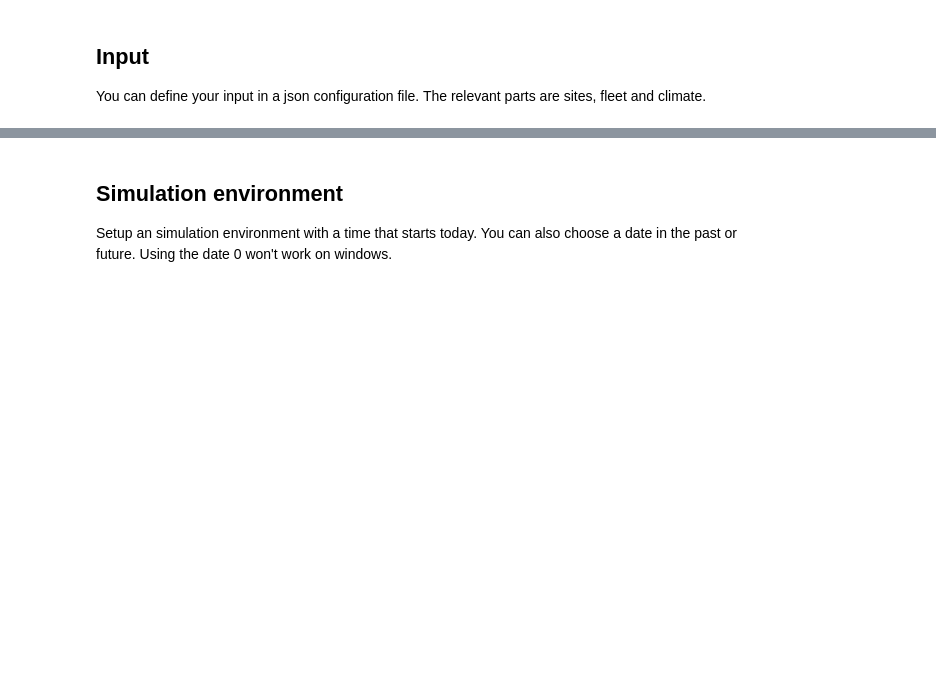
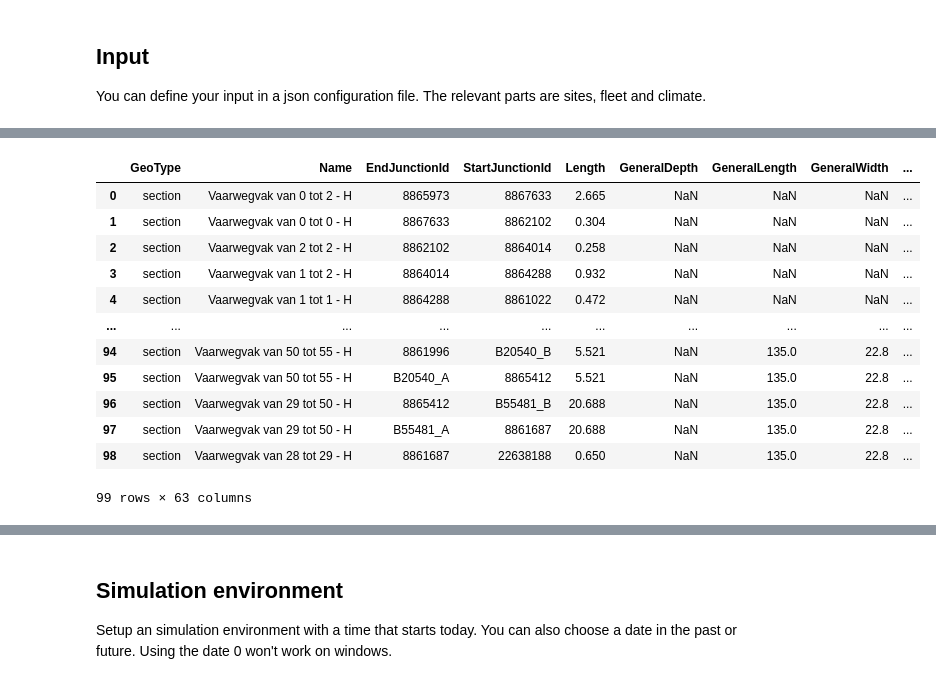
Before and after one commit to Deltares-research/digitaltwin-waterway, a Jupyter notebook: notebooks/scenarios/scenario-bridges.ipynb, the cells around one changed output, grey strips where cells are left out. Drawn from its saved outputs; the diff is of its cells as text; code cells hidden in the pictures; blank space fills up the shorter version.

```diff
--- a/notebooks/scenarios/scenario-bridges.ipynb
+++ b/notebooks/scenarios/scenario-bridges.ipynb
@@ -49,6 +73,7 @@ FG = G
 
 
 emo_node = '8865973'
+willemsbrug = 'B12602_B'
 bctn_node = '22638188'
 n_ships = 5
 n_teu = n_ships * 1000 # number of containers
@@ -57,7 +82,10 @@ n_cranes = 4
 loading_rate_per_crane = 25
 loading_rate = n_cranes * loading_rate_per_crane
 
-route = nx.shortest_path(FG, source=emo_node, target=bctn_node, weight='length_m')
+route_a = nx.shortest_path(FG, source=emo_node, target=willemsbrug, weight='length_m')
+route_b = nx.shortest_path(FG, source=willemsbrug, target=bctn_node, weight='length_m')
+# 1 double point
+route = route_a + route_b[1:]
 
 emo_geometry = FG.nodes[emo_node]['geometry']
 bctn_geometry = FG.nodes[bctn_node]['geometry']
@@ -71,18 +99,20 @@ sites = [
             "level": n_teu,
             "loading_rate": loading_rate,
             "name": "EMO",
-            "unloading_rate": loading_rate
+            "unloading_rate": loading_rate,
+            "node": emo_node
         }
     },
     {
-        "geometry": emo_geometry,
+        "geometry": bctn_geometry,
         "id": "BCTN",
         "properties": {
             "capacity": n_teu,
             "level": 0,
             "loading_rate": loading_rate,
             "name": "BCTN",
-            "unloading_rate": loading_rate
+            "unloading_rate": loading_rate,
+            "node": bctn_node
         }
     }
 ]
@@ -107,0 +289,21 @@ sites
+# %%
+water_bathy_df = pd.merge(non_bridge_edge_df, waterlevel_df_low, left_on='e', right_on='e', how='left', suffixes=['', '_x'])
+
+
+water_bathy_df['ws_interp'] = water_bathy_df['ws'].interpolate()
+water_bathy_df['ws_interp'] = water_bathy_df['ws_interp'].fillna(msl)
+water_bathy_df
+# %% [output]
+|  | GeoType | Name | EndJunctionId | StartJunctionId | Length | GeneralDepth | GeneralLength | GeneralWidth | ... |
+| 0 | section | Vaarwegvak van 0 tot 2 - H | 8865973 | 8867633 | 2.665 | NaN | NaN | NaN | ... |
+| 1 | section | Vaarwegvak van 0 tot 0 - H | 8867633 | 8862102 | 0.304 | NaN | NaN | NaN | ... |
+| 2 | section | Vaarwegvak van 2 tot 2 - H | 8862102 | 8864014 | 0.258 | NaN | NaN | NaN | ... |
+| 3 | section | Vaarwegvak van 1 tot 2 - H | 8864014 | 8864288 | 0.932 | NaN | NaN | NaN | ... |
+| 4 | section | Vaarwegvak van 1 tot 1 - H | 8864288 | 8861022 | 0.472 | NaN | NaN | NaN | ... |
+| ... | ... | ... | ... | ... | ... | ... | ... | ... | ... |
+| 94 | section | Vaarwegvak van 50 tot 55 - H | 8861996 | B20540_B | 5.521 | NaN | 135.0 | 22.8 | ... |
+| 95 | section | Vaarwegvak van 50 tot 55 - H | B20540_A | 8865412 | 5.521 | NaN | 135.0 | 22.8 | ... |
+| 96 | section | Vaarwegvak van 29 tot 50 - H | 8865412 | B55481_B | 20.688 | NaN | 135.0 | 22.8 | ... |
+| 97 | section | Vaarwegvak van 29 tot 50 - H | B55481_A | 8861687 | 20.688 | NaN | 135.0 | 22.8 | ... |
+| 98 | section | Vaarwegvak van 28 tot 29 - H | 8861687 | 22638188 | 0.650 | NaN | 135.0 | 22.8 | ... |
+99 rows × 63 columns
```
Also changed, not shown: parts of 14 cells of this notebook.
